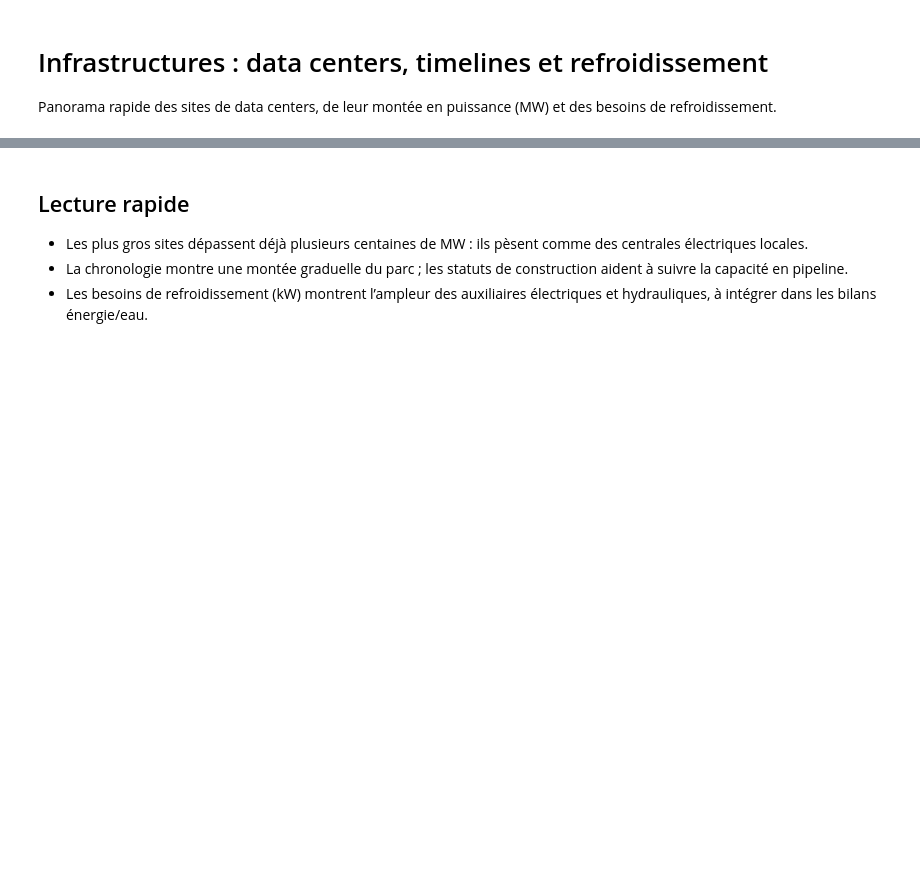
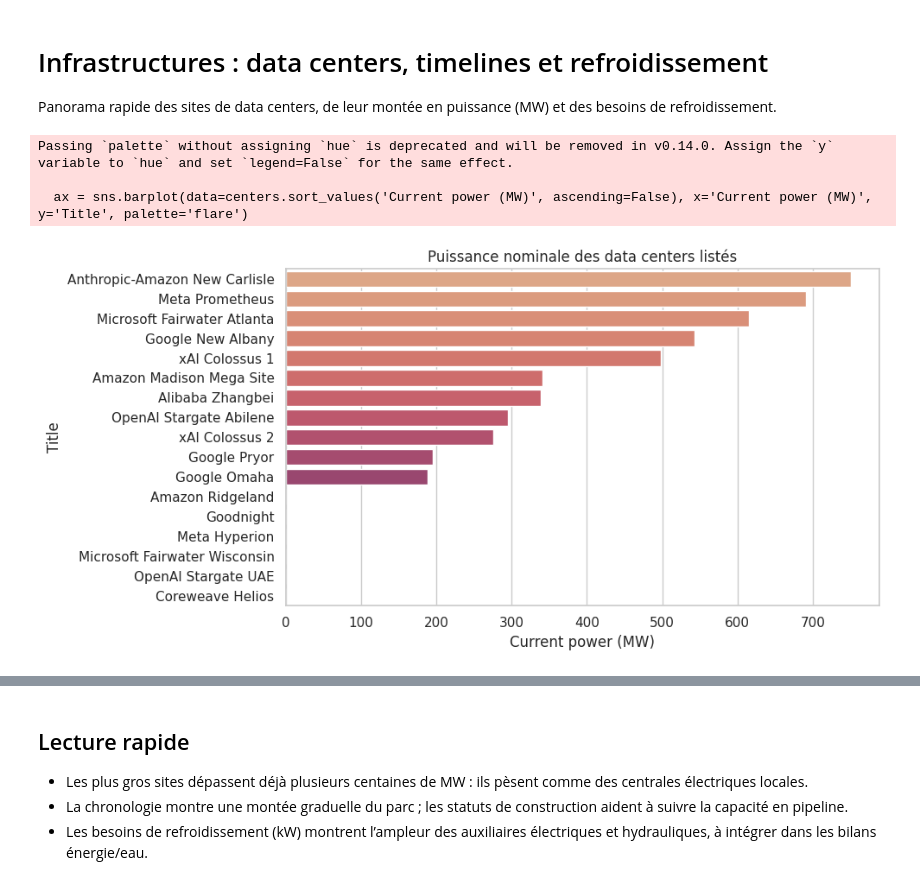
Before and after one commit to Skand13/Energy_Wall, a Jupyter notebook: notebook/04_infrastructures_datacenters.ipynb, the cells around one changed output, grey strips where cells are left out. Cells and saved outputs as stored; diff of their text form; code cells hidden in the pictures; blank space fills up the shorter version.

```diff
--- a/notebook/04_infrastructures_datacenters.ipynb
+++ b/notebook/04_infrastructures_datacenters.ipynb
@@ -5,21 +5,26 @@ Panorama rapide des sites de data centers, de leur montée en puissance (MW) et
 # %%
 import pandas as pd
 import matplotlib.pyplot as plt
 import seaborn as sns
 from pathlib import Path
 
 sns.set_theme(style="whitegrid")
 plt.rcParams['figure.figsize'] = (10, 5)
 
 root = Path('../data/data_centers')
 centers = pd.read_csv(root / 'data_centers.csv')
 timeline = pd.read_csv(root / 'data_center_timelines.csv')
 
 # Puissance par data center
-ax = sns.barplot(data=centers.sort_values('Power (MW)', ascending=False), x='Power (MW)', y='Title', palette='flare')
+ax = sns.barplot(data=centers.sort_values('Current power (MW)', ascending=False), x='Current power (MW)', y='Title', palette='flare')
 ax.set_title('Puissance nominale des data centers listés')
 plt.tight_layout()
 plt.show()
+# %% [output]
+Passing `palette` without assigning `hue` is deprecated and will be removed in v0.14.0. Assign the `y` variable to `hue` and set `legend=False` for the same effect.
+
+  ax = sns.barplot(data=centers.sort_values('Current power (MW)', ascending=False), x='Current power (MW)', y='Title', palette='flare')
+[figure, added]
 # %%
 # Chronologie des mises en service
 timeline['Date'] = pd.to_datetime(timeline['Date'], errors='coerce')
```
Also changed, not shown: parts of 2 cells of this notebook, 12 other files.
